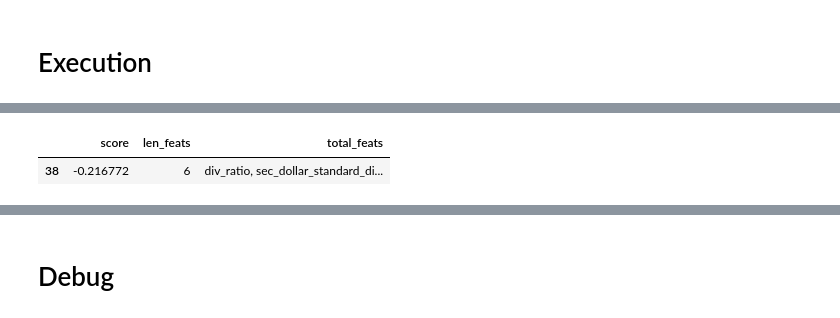
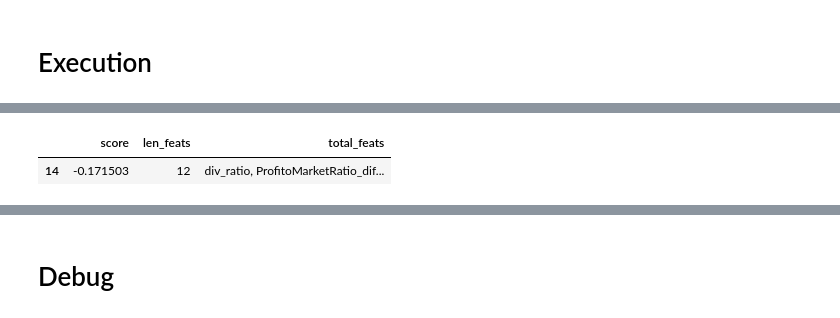
Before and after one commit to calebyung/JPX-Tokyo-Stock-Exchange-Prediction, a Jupyter notebook: jpx-model-lgbm-clf2.ipynb, the cells around one changed output, grey strips where cells are left out. Cells and saved outputs as stored; diff of their text form; code cells hidden in the pictures.

```diff
--- a/jpx-model-lgbm-clf2.ipynb
+++ b/jpx-model-lgbm-clf2.ipynb
@@ -118,6 +118,7 @@ FEAT_GROUPS = None # fixed output if not running IMP
 # forward selection
 RUN_FS = True
 SPLIT_MARKET_FEATS = {'n_stock_feats': 20, 'n_market_feats': 10}
+SELECTED_STOCK_FEATS = 'div_ratio, ProfitoMarketRatio_diff, ProfitoMarketRatio_raw, days_since_last_fin, price_standard_dist_1m, BookToMarketRatio_raw, exret_3d, beta, RS_sqrt_vol, exret_1m'.split(', ')
 N_ESTIMATORS_FS = 5000
 EARLY_STOPPING_ROUNDS_FS = 20
 N_FEATS_FS = 20 # top N features considered for FS based on importance
@@ -688,19 +689,27 @@ Wall time: 22min 13s
 Forward Selection
 '''
 if RUN_FS:
-    # run FS
-    if SPLIT_MARKET_FEATS != None:
-        # FS for stock features
-        feat_groups = [[x] for x in df_imp_agg.loc[lambda x: ~x.feat.isin(time_features)].head(SPLIT_MARKET_FEATS['n_stock_feats']).feat]
-        fs_hist_stock = forward_selection(base_feats=None, feat_groups=feat_groups, name='stock')
+
+    # normal run
+    if SPLIT_MARKET_FEATS == None:
+        feat_groups = [[x] for x in df_imp_agg.head(N_FEATS_FS).feat]
+        fs_hist = forward_selection(base_feats=None, feat_groups=feat_groups, name='')
+
+    # FS with splitting stock & market features
+    elif SPLIT_MARKET_FEATS != None:
+        # running both stock & market feats
+        if SELECTED_STOCK_FEATS == None:
+            # FS for stock features
+            feat_groups = [[x] for x in df_imp_agg.loc[lambda x: ~x.feat.isin(time_features)].head(SPLIT_MARKET_FEATS['n_stock_feats']).feat]
+            fs_hist_stock = forward_selection(base_feats=None, feat_groups=feat_groups, name='stock')
+            base_feats = fs_hist_stock.sort_values('score', ascending=True).total_feats.iloc[0].split(', ')
+
+        # fixed stock feats and run market feats
+        else:
+            base_feats = SELECTED_STOCK_FEATS.copy()
         # FS for market features
-        base_feats = fs_hist_stock.sort_values('score', ascending=True).total_feats.iloc[0].split(', ')
         feat_groups = [[x] for x in df_imp_agg.loc[lambda x: x.feat.isin(time_features)].head(SPLIT_MARKET_FEATS['n_market_feats']).feat]
         fs_hist = forward_selection(base_feats=base_feats, feat_groups=feat_groups, name='market')
-
-    else:
-        feat_groups = [[x] for x in df_imp_agg.head(N_FEATS_FS).feat]
-        fs_hist = forward_selection(base_feats=None, feat_groups=feat_groups, name='')
 
     # output selected features
     display(fs_hist.sort_values('score', ascending=True).head(1))
@@ -734,2 +743,2 @@ else:
 |  | score | len_feats | total_feats |
-| 38 | -0.216772 | 6 | div_ratio, sec_dollar_standard_di... |
+| 14 | -0.171503 | 12 | div_ratio, ProfitoMarketRatio_dif... |
```
Also changed, not shown: parts of 6 cells of this notebook.
